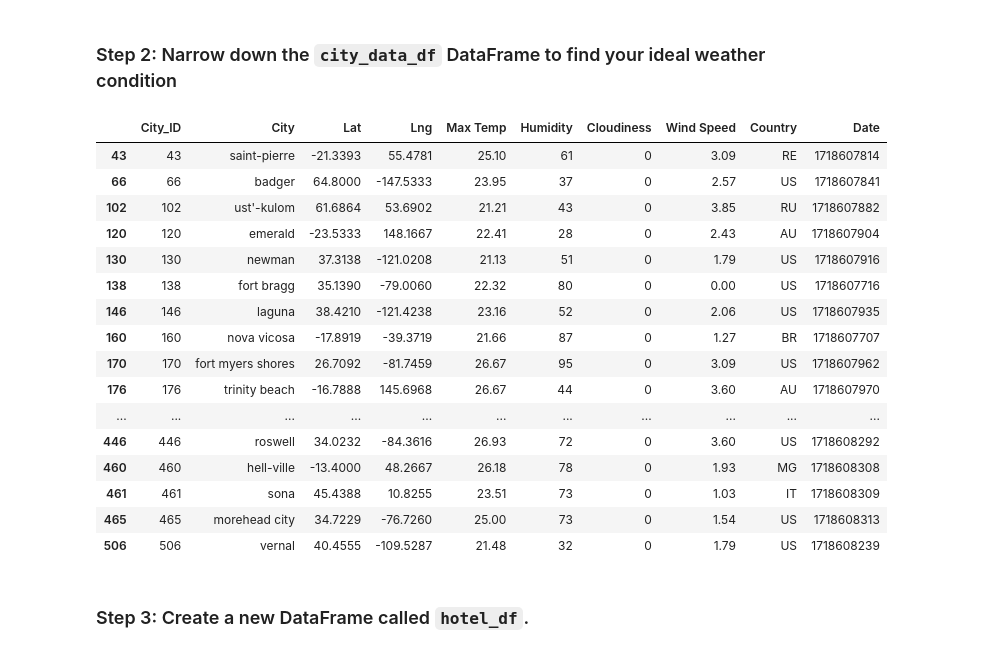
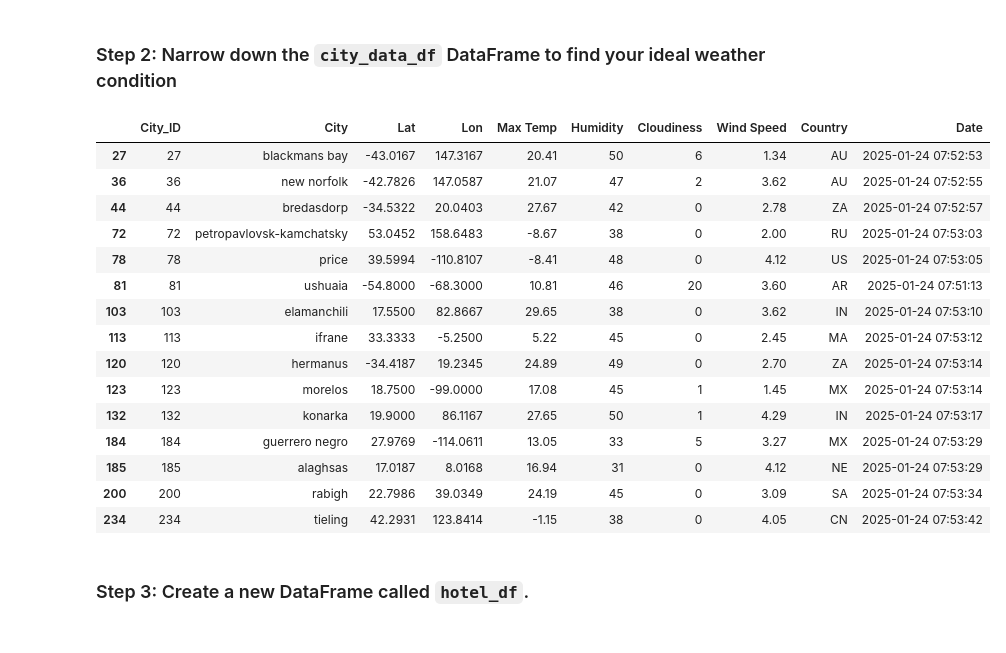
Before and after one commit to dbrindle6/python_api_challenge, a Jupyter notebook: WeatherPy/VacationPy.ipynb, the cells around one changed output. Drawn from its saved outputs; the diff is of its cells as text; code cells hidden in the pictures.

```diff
--- a/WeatherPy/VacationPy.ipynb
+++ b/WeatherPy/VacationPy.ipynb
@@ -60,31 +64,34 @@ map_plot
 ### Step 2: Narrow down the `city_data_df` DataFrame to find your ideal weather condition
 # %%
 # Narrow down cities that fit criteria and drop any results with null values
-# YOUR CODE HERE
+ideal_cities_df = city_data_df[
+    (city_data_df["Humidity"] >= 30) & (city_data_df["Humidity"] <= 50) &
+    (city_data_df["Wind Speed"] >= 1) & (city_data_df["Wind Speed"] <=5) &
+    (city_data_df["Cloudiness"] >= 0) & (city_data_df["Cloudiness"] <=50)
+]
 
 # Drop any rows with null values
-# YOUR CODE HERE
+ideal_cities_df = ideal_cities_df.dropna()
 
 # Display sample data
-# YOUR CODE HERE
+ideal_cities_df.head(15)
 # %% [output]
-|  | City_ID | City | Lat | Lng | Max Temp | Humidity | Cloudiness | Wind Speed | Country | Date |
-| 43 | 43 | saint-pierre | -21.3393 | 55.4781 | 25.10 | 61 | 0 | 3.09 | RE | 1718607814 |
-| 66 | 66 | badger | 64.8000 | -147.5333 | 23.95 | 37 | 0 | 2.57 | US | 1718607841 |
-| 102 | 102 | ust'-kulom | 61.6864 | 53.6902 | 21.21 | 43 | 0 | 3.85 | RU | 1718607882 |
-| 120 | 120 | emerald | -23.5333 | 148.1667 | 22.41 | 28 | 0 | 2.43 | AU | 1718607904 |
-| 130 | 130 | newman | 37.3138 | -121.0208 | 21.13 | 51 | 0 | 1.79 | US | 1718607916 |
-| 138 | 138 | fort bragg | 35.1390 | -79.0060 | 22.32 | 80 | 0 | 0.00 | US | 1718607716 |
-| 146 | 146 | laguna | 38.4210 | -121.4238 | 23.16 | 52 | 0 | 2.06 | US | 1718607935 |
-| 160 | 160 | nova vicosa | -17.8919 | -39.3719 | 21.66 | 87 | 0 | 1.27 | BR | 1718607707 |
-| 170 | 170 | fort myers shores | 26.7092 | -81.7459 | 26.67 | 95 | 0 | 3.09 | US | 1718607962 |
-| 176 | 176 | trinity beach | -16.7888 | 145.6968 | 26.67 | 44 | 0 | 3.60 | AU | 1718607970 |
-| ... | ... | ... | ... | ... | ... | ... | ... | ... | ... | ... |
-| 446 | 446 | roswell | 34.0232 | -84.3616 | 26.93 | 72 | 0 | 3.60 | US | 1718608292 |
-| 460 | 460 | hell-ville | -13.4000 | 48.2667 | 26.18 | 78 | 0 | 1.93 | MG | 1718608308 |
-| 461 | 461 | sona | 45.4388 | 10.8255 | 23.51 | 73 | 0 | 1.03 | IT | 1718608309 |
-| 465 | 465 | morehead city | 34.7229 | -76.7260 | 25.00 | 73 | 0 | 1.54 | US | 1718608313 |
-| 506 | 506 | vernal | 40.4555 | -109.5287 | 21.48 | 32 | 0 | 1.79 | US | 1718608239 |
+|  | City_ID | City | Lat | Lon | Max Temp | Humidity | Cloudiness | Wind Speed | Country | Date |
+| 27 | 27 | blackmans bay | -43.0167 | 147.3167 | 20.41 | 50 | 6 | 1.34 | AU | 2025-01-24 07:52:53 |
+| 36 | 36 | new norfolk | -42.7826 | 147.0587 | 21.07 | 47 | 2 | 3.62 | AU | 2025-01-24 07:52:55 |
+| 44 | 44 | bredasdorp | -34.5322 | 20.0403 | 27.67 | 42 | 0 | 2.78 | ZA | 2025-01-24 07:52:57 |
+| 72 | 72 | petropavlovsk-kamchatsky | 53.0452 | 158.6483 | -8.67 | 38 | 0 | 2.00 | RU | 2025-01-24 07:53:03 |
+| 78 | 78 | price | 39.5994 | -110.8107 | -8.41 | 48 | 0 | 4.12 | US | 2025-01-24 07:53:05 |
+| 81 | 81 | ushuaia | -54.8000 | -68.3000 | 10.81 | 46 | 20 | 3.60 | AR | 2025-01-24 07:51:13 |
+| 103 | 103 | elamanchili | 17.5500 | 82.8667 | 29.65 | 38 | 0 | 3.62 | IN | 2025-01-24 07:53:10 |
+| 113 | 113 | ifrane | 33.3333 | -5.2500 | 5.22 | 45 | 0 | 2.45 | MA | 2025-01-24 07:53:12 |
+| 120 | 120 | hermanus | -34.4187 | 19.2345 | 24.89 | 49 | 0 | 2.70 | ZA | 2025-01-24 07:53:14 |
+| 123 | 123 | morelos | 18.7500 | -99.0000 | 17.08 | 45 | 1 | 1.45 | MX | 2025-01-24 07:53:14 |
+| 132 | 132 | konarka | 19.9000 | 86.1167 | 27.65 | 50 | 1 | 4.29 | IN | 2025-01-24 07:53:17 |
+| 184 | 184 | guerrero negro | 27.9769 | -114.0611 | 13.05 | 33 | 5 | 3.27 | MX | 2025-01-24 07:53:29 |
+| 185 | 185 | alaghsas | 17.0187 | 8.0168 | 16.94 | 31 | 0 | 4.12 | NE | 2025-01-24 07:53:29 |
+| 200 | 200 | rabigh | 22.7986 | 39.0349 | 24.19 | 45 | 0 | 3.09 | SA | 2025-01-24 07:53:34 |
+| 234 | 234 | tieling | 42.2931 | 123.8414 | -1.15 | 38 | 0 | 4.05 | CN | 2025-01-24 07:53:42 |
 # %% [markdown]
 ### Step 3: Create a new DataFrame called `hotel_df`.
 # %%
```
Also changed, not shown: parts of 5 cells of this notebook.
